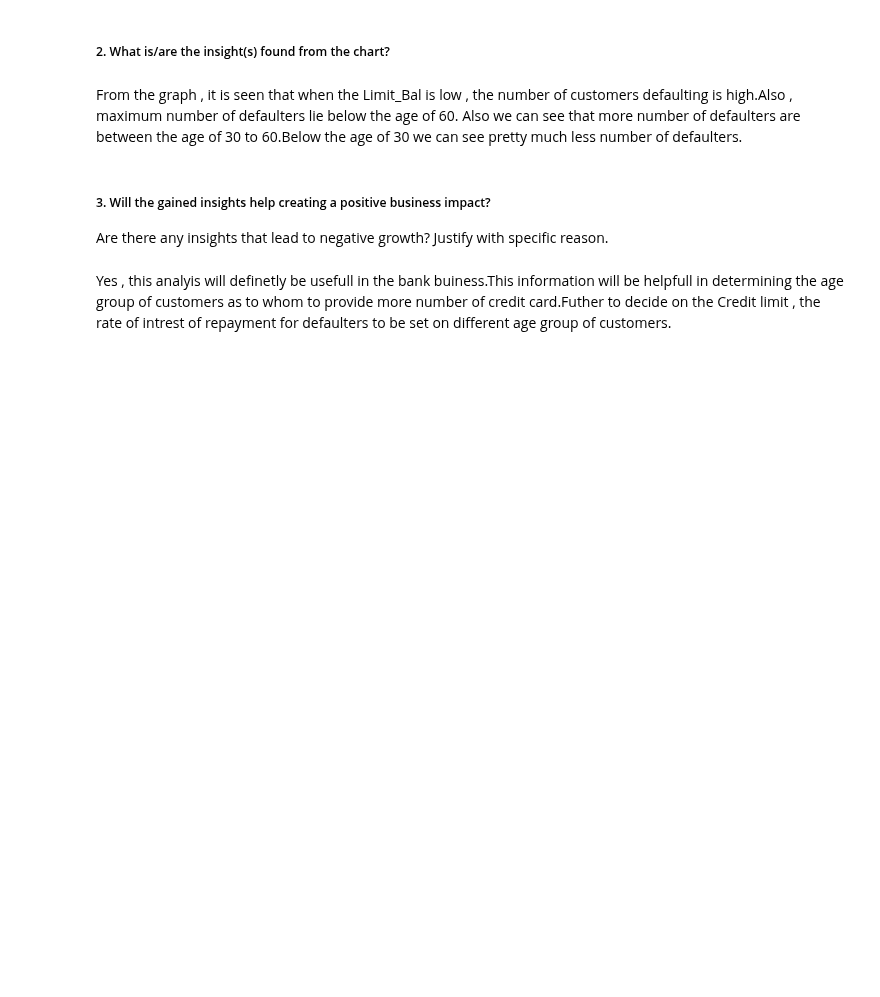
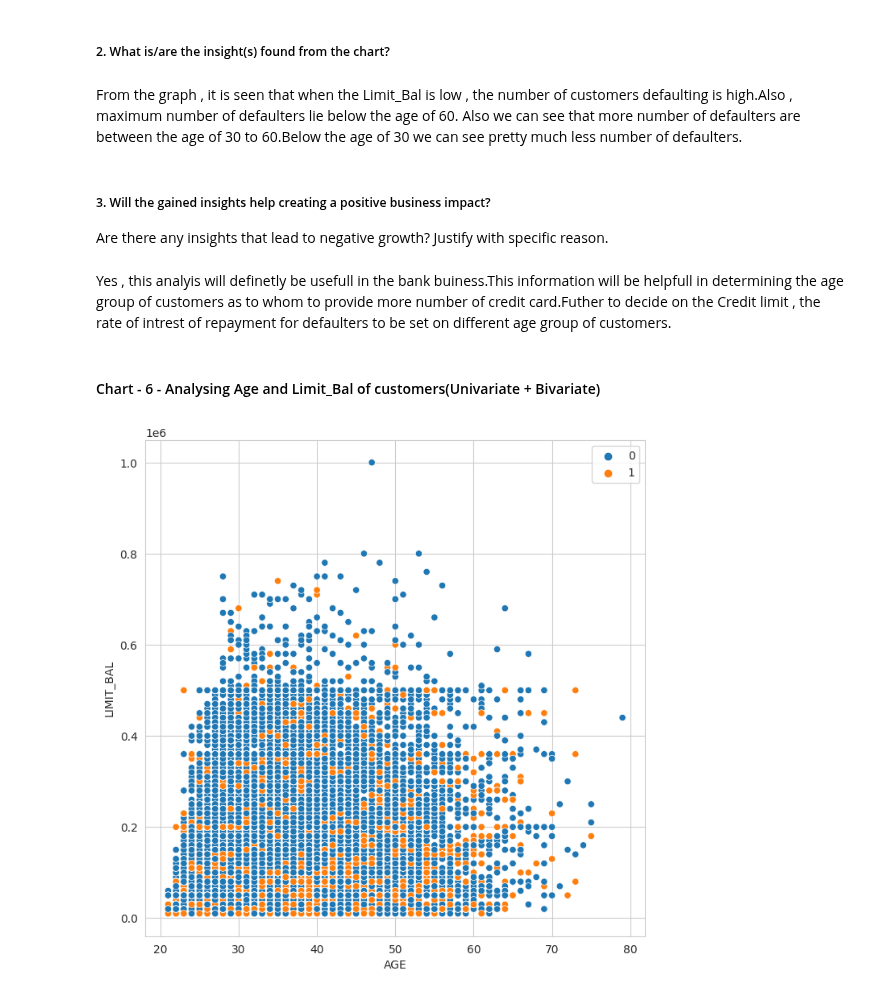
Before and after one commit to 1991Ab/Capstone-Project-3-Credit-Card-Default-Prediction, a Jupyter notebook: DefaultCreditCcard_Individual.ipynb, the cells around one changed output. Saved outputs shown, nothing was run; the diff lists cells and outputs as text; code cells hidden in the pictures; blank space fills up the shorter version.

```diff
--- a/DefaultCreditCcard_Individual.ipynb
+++ b/DefaultCreditCcard_Individual.ipynb
@@ -858,3 +858,16 @@ From the graph , it is seen that when the Limit_Bal is low , the number of custo
 Are there any insights that lead to negative growth? Justify with specific reason.
 # %% [markdown]
 Yes , this analyis will definetly be usefull in the bank buiness.This information will be helpfull in determining the age group of customers as to whom to provide more number of credit card.Futher to decide on the Credit limit , the rate of intrest of repayment for defaulters to be set on different age group of customers.
+# %% [markdown]
+#### Chart - 6 - Analysing Age and Limit_Bal of customers(Univariate + Bivariate)
+# %%
+# Chart - 6 visualization code
+# vizualizing code for customers with vaaried ages and Limit_Bal of credit card.
+sns.set_style('whitegrid')
+plt.rcParams['font.size'] = 10
+plt.rcParams['figure.figsize'] = (8,8)
+sns.scatterplot(data=df , x='AGE', y='LIMIT_BAL', hue='Is_defaulters')
+plt.legend()
+plt.show()
+# %% [output]
+[figure, added]
```
Also changed, not shown: parts of 1 cell of this notebook.
